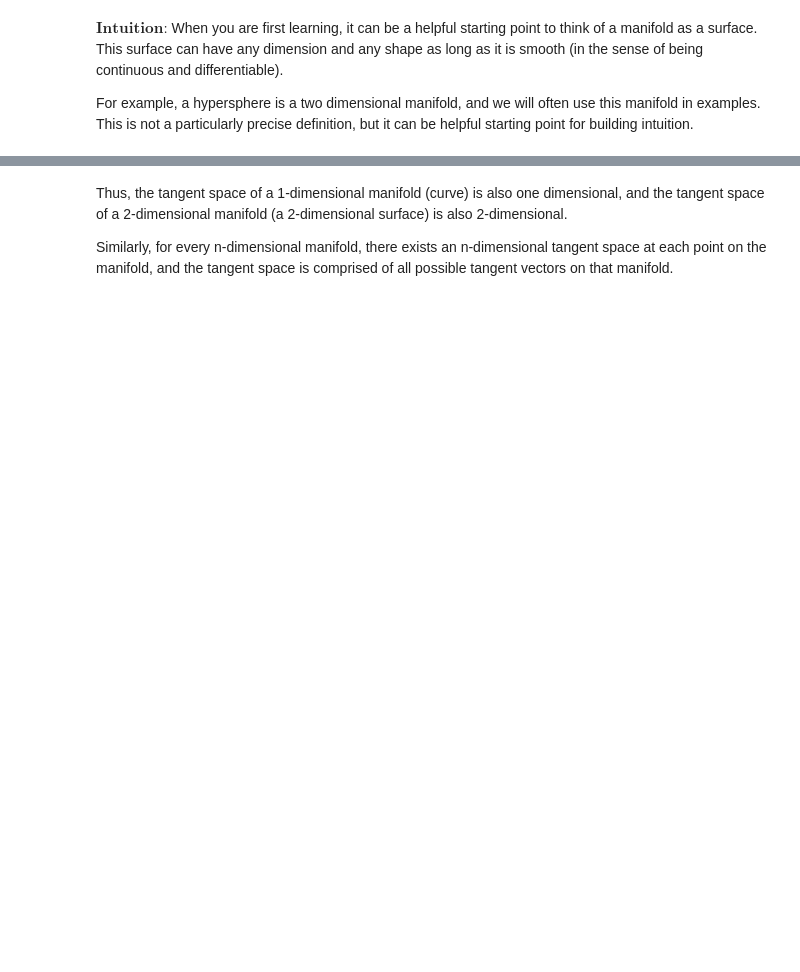
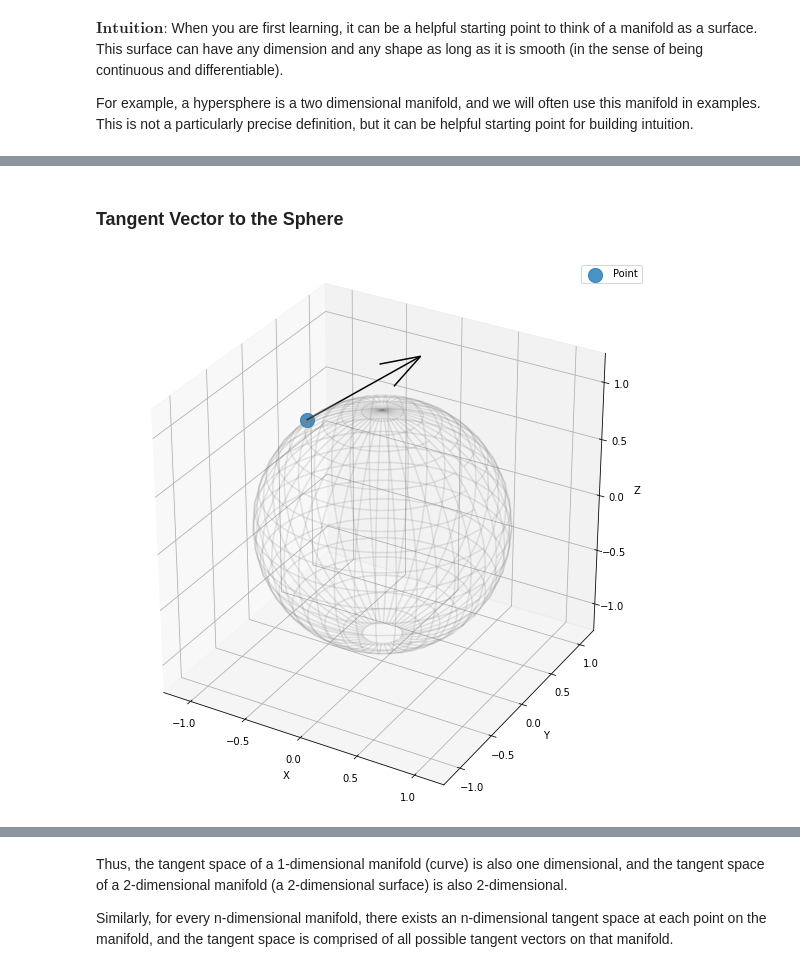
Before and after one commit to geometric-intelligence/ece594n, a Jupyter notebook: lectures/01_a_manifolds_and_lie_groups.ipynb, the cells around one changed output, grey strips where cells are left out. Saved outputs shown, nothing was run; the diff lists cells and outputs as text; code cells hidden in the pictures; blank space fills up the shorter version.

```diff
--- a/lectures/01_a_manifolds_and_lie_groups.ipynb
+++ b/lectures/01_a_manifolds_and_lie_groups.ipynb
@@ -122 +288,15 @@ $\color{#047C91}{\text{Example}}$: Does the shapes of optical nerve heads differ
+# %% [markdown]
+### Tangent Vector to the Sphere
+# %%
+import numpy as np
+import geomstats.visualization as viz
+fig = plt.figure(figsize=(10, 10)); ax = fig.add_subplot(111, projection="3d")
+
+point = np.array([-0.65726771, -0.02678122, 0.7531812])
+vector = np.array([1, 0, 0.8])
+ax = viz.plot(point, ax=ax, space="S2", s=200, alpha=0.8, label="Point")
+
+arrow = viz.Arrow3D(paris, vector=vector); arrow.draw(ax, color="black"); ax.legend();
+# %% [output]
+[figure, added]
 # %% [markdown]
```
Also changed, not shown: parts of 151 cells of this notebook, 33 other files.
